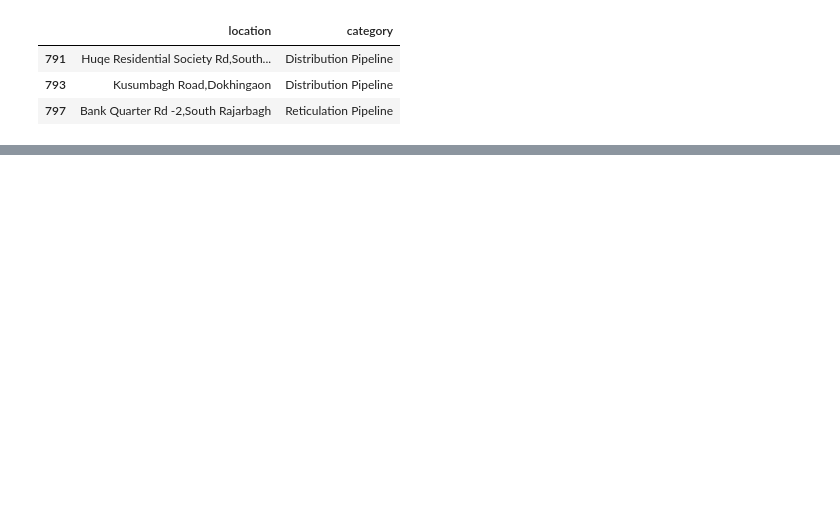
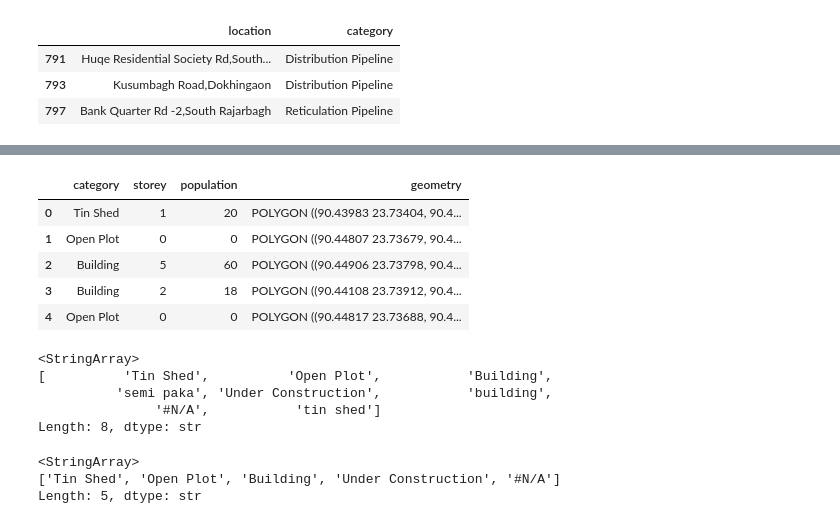
Before and after one commit to dthunn/gis-python, a Jupyter notebook: geopandas/operations.ipynb, the cells around one changed output, grey strips where cells are left out. Saved outputs shown, nothing was run; the diff lists cells and outputs as text; code cells hidden in the pictures; blank space fills up the shorter version.

```diff
--- a/geopandas/operations.ipynb
+++ b/geopandas/operations.ipynb
@@ -91,0 +116,18 @@ pipelines.iloc[[791, 793, 797], [0, 4]]
+# %%
+gdf = gpd.read_file("data/buildings_105.shp")
+gdf.head()
+# %% [output]
+|  | category | storey | population | geometry |
+| 0 | Tin Shed | 1 | 20 | POLYGON ((90.43983 23.73404, 90.4... |
+| 1 | Open Plot | 0 | 0 | POLYGON ((90.44807 23.73679, 90.4... |
+| 2 | Building | 5 | 60 | POLYGON ((90.44906 23.73798, 90.4... |
+| 3 | Building | 2 | 18 | POLYGON ((90.44108 23.73912, 90.4... |
+| 4 | Open Plot | 0 | 0 | POLYGON ((90.44817 23.73688, 90.4... |
+# %%
+gdf["category"].unique()
+# %% [output]
+<StringArray>
+[          'Tin Shed',          'Open Plot',           'Building',
+          'semi paka', 'Under Construction',           'building',
+               '#N/A',           'tin shed']
+Length: 8, dtype: str
@@ -91,0 +144,6 @@ pipelines.iloc[[791, 793, 797], [0, 4]]
+# %%
+gdf['category'].unique()
+# %% [output]
+<StringArray>
+['Tin Shed', 'Open Plot', 'Building', 'Under Construction', '#N/A']
+Length: 5, dtype: str
```
Also changed, not shown: parts of 7 cells of this notebook.
